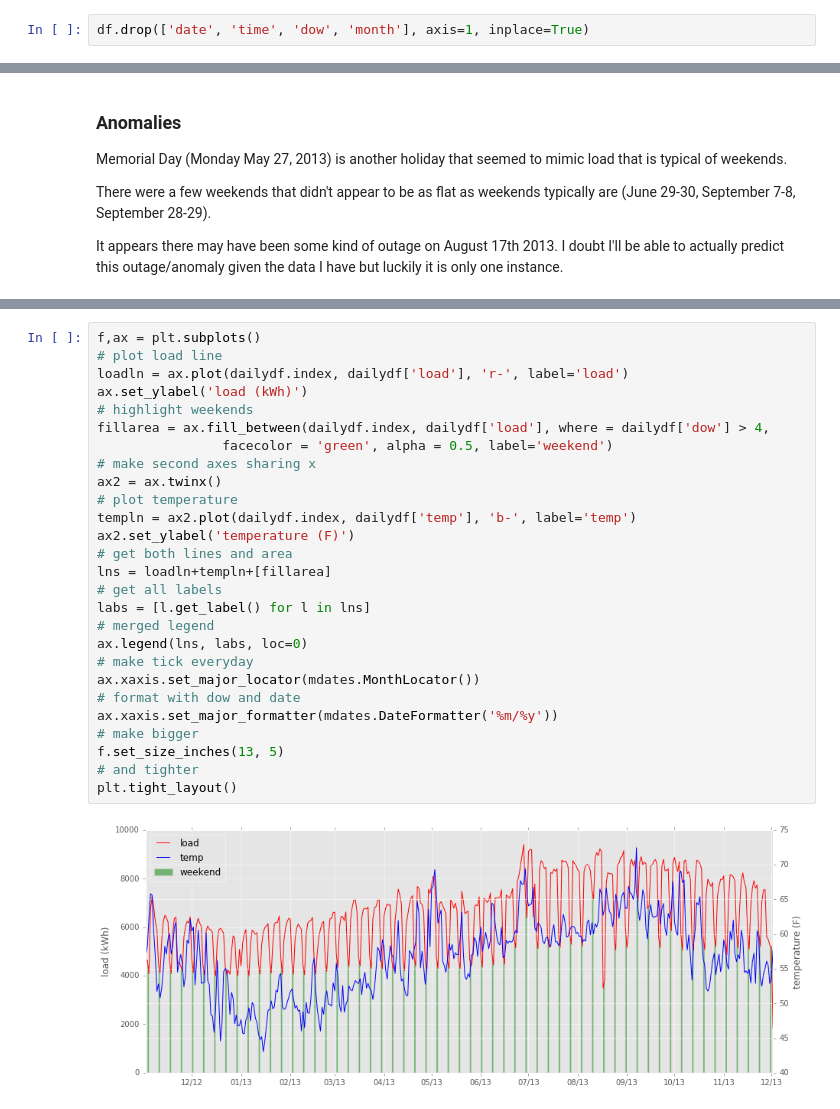
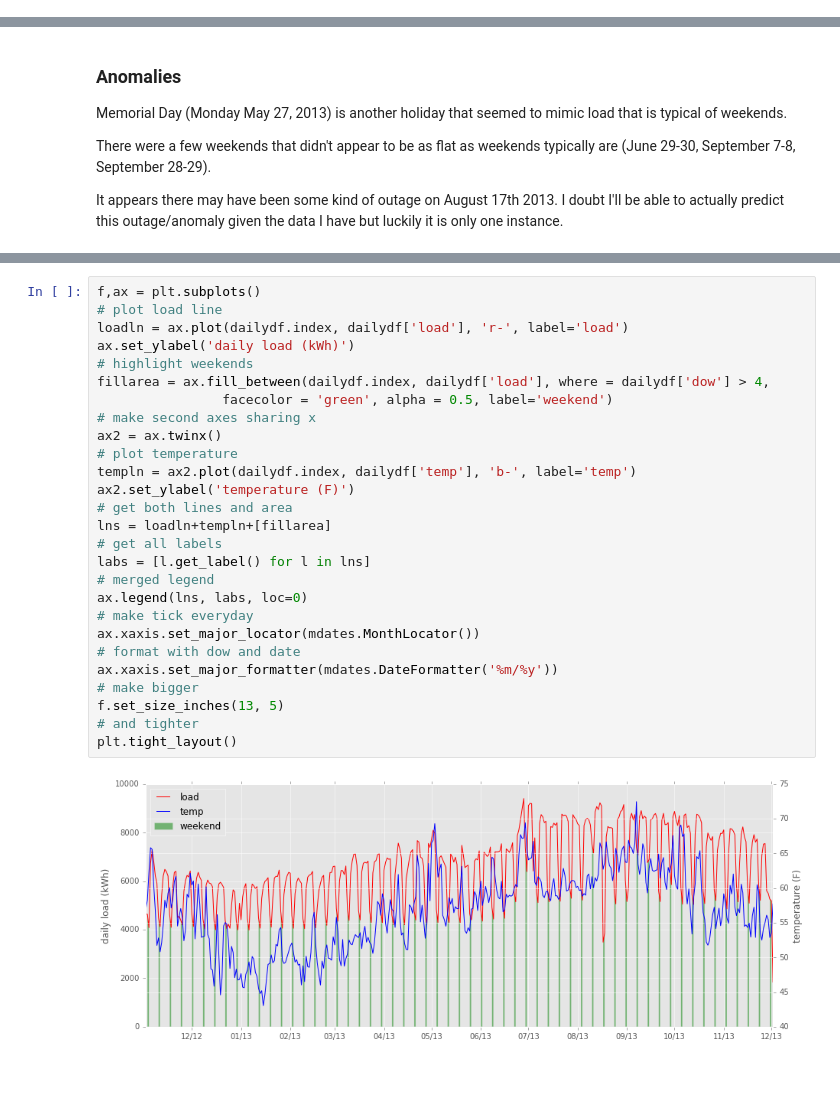
Before and after one commit to jennyslu/load-prediction, a Jupyter notebook: EDA.ipynb, the cells around one changed output, grey strips where cells are left out. Cells and saved outputs as stored; diff of their text form; blank space fills up the shorter version.

```diff
--- a/EDA.ipynb
+++ b/EDA.ipynb
@@ -25,8 +25,6 @@ False
 ## Incorrect values
 
 Looks like values for `dow`, `date`, etc. given don't match up with timestamp. I will just fix these by calculating my own.
-# %%
-df.drop(['date', 'time', 'dow', 'month'], axis=1, inplace=True)
 # %%
 df['date'] = df.index.date
 df['month'] = df.index.month
@@ -263,30 +246,30 @@ dailydf.head(10)
 # %%
 f,ax = plt.subplots()
 # plot load line
 loadln = ax.plot(dailydf.index, dailydf['load'], 'r-', label='load')
-ax.set_ylabel('load (kWh)')
+ax.set_ylabel('daily load (kWh)')
 # highlight weekends
 fillarea = ax.fill_between(dailydf.index, dailydf['load'], where = dailydf['dow'] > 4,
                 facecolor = 'green', alpha = 0.5, label='weekend')
 # make second axes sharing x
 ax2 = ax.twinx()
 # plot temperature
 templn = ax2.plot(dailydf.index, dailydf['temp'], 'b-', label='temp')
 ax2.set_ylabel('temperature (F)')
 # get both lines and area
 lns = loadln+templn+[fillarea]
 # get all labels
 labs = [l.get_label() for l in lns]
 # merged legend
 ax.legend(lns, labs, loc=0)
 # make tick everyday
 ax.xaxis.set_major_locator(mdates.MonthLocator())
 # format with dow and date
 ax.xaxis.set_major_formatter(mdates.DateFormatter('%m/%y'))
 # make bigger
 f.set_size_inches(13, 5)
 # and tighter
 plt.tight_layout()
 # %% [output]
-[figure, old version]
+[figure, new version]
 # %% [markdown]
```
Also changed, not shown: parts of 12 cells of this notebook, 2 other files.
